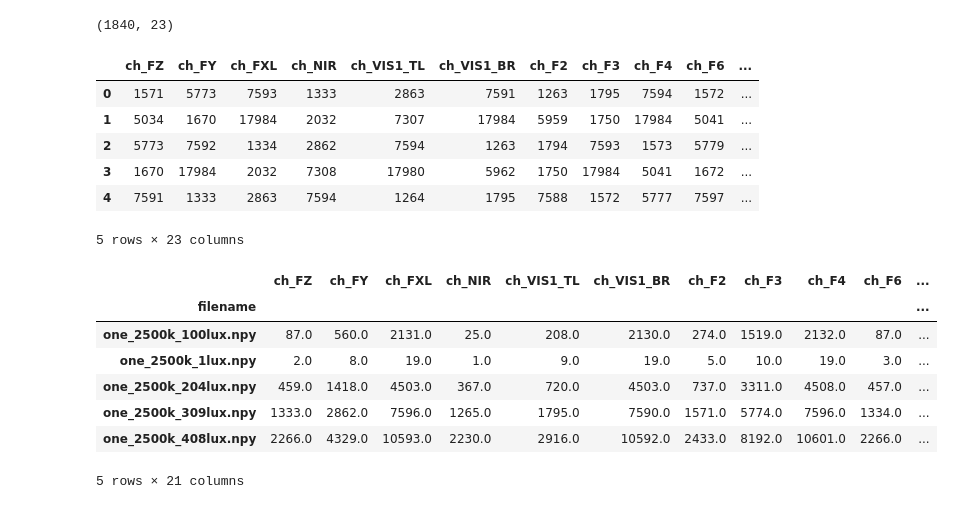
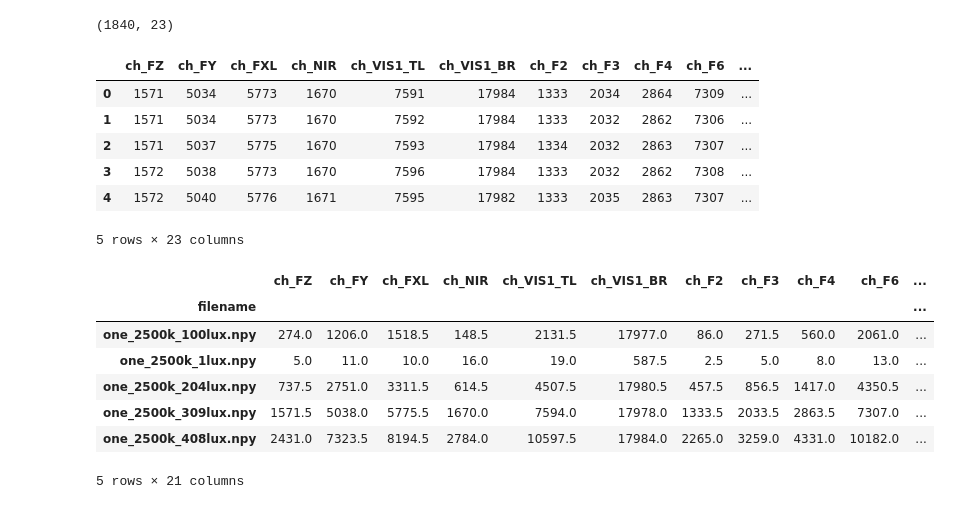
Before and after one commit to jonnor/embeddedml, a Jupyter notebook: handson/luxmeter/notebooks/Untitled.ipynb, the cells around one changed output. Saved outputs shown, nothing was run; the diff lists cells and outputs as text; code cells hidden in the pictures.

```diff
--- a/handson/luxmeter/notebooks/Untitled.ipynb
+++ b/handson/luxmeter/notebooks/Untitled.ipynb
@@ -14,33 +15,33 @@ np = numpy
 from analysis import load_files
 # %%
 
-data = load_files('../data/one')
+data = load_files('../data/one', fixup_shape=True)
 print(data.shape)
 data.head(5)
 # %% [output]
 (1840, 23)
 |  | ch_FZ | ch_FY | ch_FXL | ch_NIR | ch_VIS1_TL | ch_VIS1_BR | ch_F2 | ch_F3 | ch_F4 | ch_F6 | ... |
-| 0 | 1571 | 5773 | 7593 | 1333 | 2863 | 7591 | 1263 | 1795 | 7594 | 1572 | ... |
-| 1 | 5034 | 1670 | 17984 | 2032 | 7307 | 17984 | 5959 | 1750 | 17984 | 5041 | ... |
-| 2 | 5773 | 7592 | 1334 | 2862 | 7594 | 1263 | 1794 | 7593 | 1573 | 5779 | ... |
-| 3 | 1670 | 17984 | 2032 | 7308 | 17980 | 5962 | 1750 | 17984 | 5041 | 1672 | ... |
-| 4 | 7591 | 1333 | 2863 | 7594 | 1264 | 1795 | 7588 | 1572 | 5777 | 7597 | ... |
+| 0 | 1571 | 5034 | 5773 | 1670 | 7591 | 17984 | 1333 | 2034 | 2864 | 7309 | ... |
+| 1 | 1571 | 5034 | 5773 | 1670 | 7592 | 17984 | 1333 | 2032 | 2862 | 7306 | ... |
+| 2 | 1571 | 5037 | 5775 | 1670 | 7593 | 17984 | 1334 | 2032 | 2863 | 7307 | ... |
+| 3 | 1572 | 5038 | 5773 | 1670 | 7596 | 17984 | 1333 | 2032 | 2862 | 7308 | ... |
+| 4 | 1572 | 5040 | 5776 | 1671 | 7595 | 17982 | 1333 | 2035 | 2863 | 7307 | ... |
 5 rows × 23 columns
 # %%
 #sampled = data.groupby('filename', group_keys=False).sample(frac=1.0)
-#sampled = data.groupby('filename', group_keys=False).sample(frac=1.0)
-sampled = data.groupby('filename', group_keys=False).apply(lambda df: df.head(7).tail(1))
+sampled = data.groupby('filename', group_keys=False).sample(frac=0.10)
+#sampled = data.groupby('filename', group_keys=False).apply(lambda df: df.head(7).tail(1))
 avg = sampled.groupby('filename').agg('median', numeric_only=True)
 #avg = data.groupby('filename').agg('median', numeric_only=True)
 avg.head()
 # %% [output]
 |  | ch_FZ | ch_FY | ch_FXL | ch_NIR | ch_VIS1_TL | ch_VIS1_BR | ch_F2 | ch_F3 | ch_F4 | ch_F6 | ... |
 | filename |  |  |  |  |  |  |  |  |  |  | ... |
-| one_2500k_100lux.npy | 87.0 | 560.0 | 2131.0 | 25.0 | 208.0 | 2130.0 | 274.0 | 1519.0 | 2132.0 | 87.0 | ... |
-| one_2500k_1lux.npy | 2.0 | 8.0 | 19.0 | 1.0 | 9.0 | 19.0 | 5.0 | 10.0 | 19.0 | 3.0 | ... |
-| one_2500k_204lux.npy | 459.0 | 1418.0 | 4503.0 | 367.0 | 720.0 | 4503.0 | 737.0 | 3311.0 | 4508.0 | 457.0 | ... |
-| one_2500k_309lux.npy | 1333.0 | 2862.0 | 7596.0 | 1265.0 | 1795.0 | 7590.0 | 1571.0 | 5774.0 | 7596.0 | 1334.0 | ... |
-| one_2500k_408lux.npy | 2266.0 | 4329.0 | 10593.0 | 2230.0 | 2916.0 | 10592.0 | 2433.0 | 8192.0 | 10601.0 | 2266.0 | ... |
+| one_2500k_100lux.npy | 274.0 | 1206.0 | 1518.5 | 148.5 | 2131.5 | 17977.0 | 86.0 | 271.5 | 560.0 | 2061.0 | ... |
+| one_2500k_1lux.npy | 5.0 | 11.0 | 10.0 | 16.0 | 19.0 | 587.5 | 2.5 | 5.0 | 8.0 | 13.0 | ... |
+| one_2500k_204lux.npy | 737.5 | 2751.0 | 3311.5 | 614.5 | 4507.5 | 17980.5 | 457.5 | 856.5 | 1417.0 | 4350.5 | ... |
+| one_2500k_309lux.npy | 1571.5 | 5038.0 | 5775.5 | 1670.0 | 7594.0 | 17978.0 | 1333.5 | 2033.5 | 2863.5 | 7307.0 | ... |
+| one_2500k_408lux.npy | 2431.0 | 7323.5 | 8194.5 | 2784.0 | 10597.5 | 17984.0 | 2265.0 | 3259.0 | 4331.0 | 10182.0 | ... |
 5 rows × 21 columns
 # %%
 
```
Also changed, not shown: parts of 3 cells of this notebook, 2 other files.
